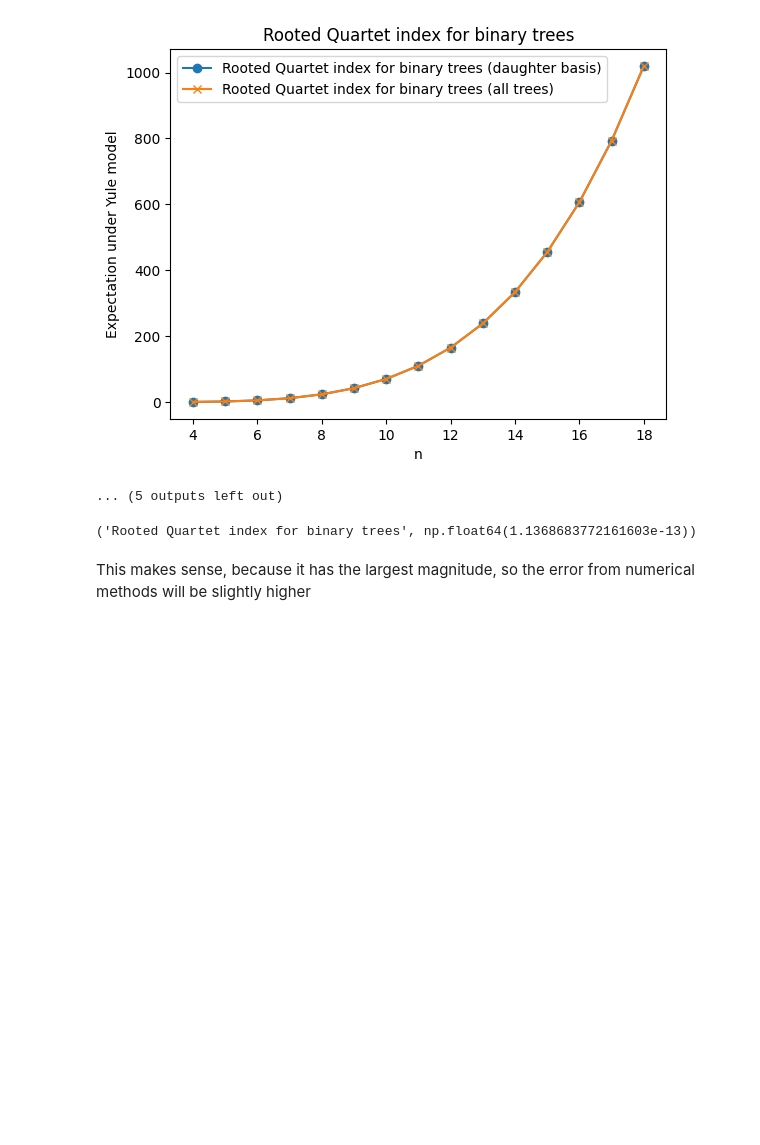
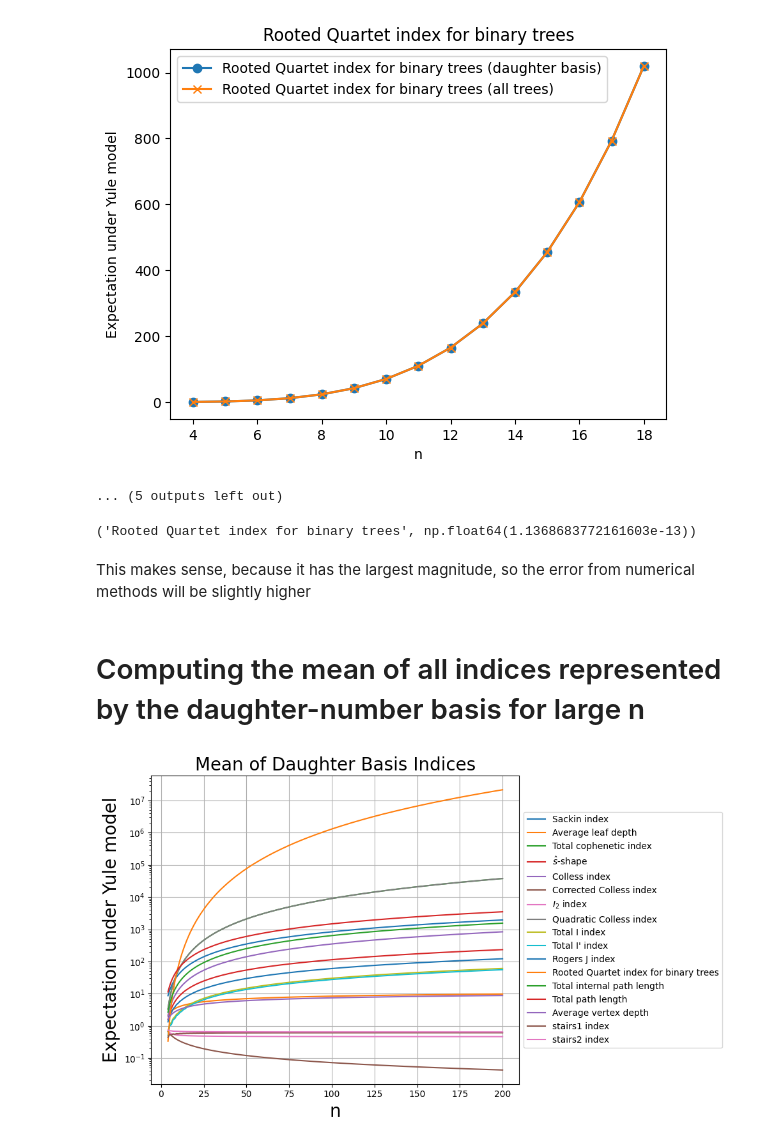
Before and after one commit to dbauman18/phylogenetic_basis_statistics, a Jupyter notebook: notebooks/statisticMeans.ipynb, the cells around one changed output. Saved outputs shown, nothing was run; the diff lists cells and outputs as text; code cells hidden in the pictures; blank space fills up the shorter version.

```diff
--- a/notebooks/statisticMeans.ipynb
+++ b/notebooks/statisticMeans.ipynb
@@ -95,3 +95,35 @@ labels[max_diff_loc], diff[max_diff_loc]
 ('Rooted Quartet index for binary trees', np.float64(1.1368683772161603e-13))
 # %% [markdown]
 This makes sense, because it has the largest magnitude, so the error from numerical methods will be slightly higher
+# %% [markdown]
+# Computing the mean of all indices represented by the daughter-number basis for large n
+# %%
+mean = []
+max_n = 200
+labels = BalanceIndexCoefficients().get_daughter_labels()
+
+# For all n in the range, we will compute the mean of all basis indices under daughter basis
+N = range(4, max_n + 1)
+for n in N:
+    mu = daughter_mean(n)
+    daughter_coef = BalanceIndexCoefficients(n).get_daughter_coefficients()
+    matrix_of_coef= np.array(list(daughter_coef.values()))
+
+    mean.append(np.dot(matrix_of_coef, mu))
+
+mean = np.array(mean)
+# %%
+# Plot the means on a semilogy scale
+plt.figure(figsize=(10, 6))
+for i, label in enumerate(labels):
+    plt.semilogy(N, mean[:, i], label=label)
+plt.xlabel('n', fontsize=20)
+plt.ylabel('Expectation under Yule model', fontsize=20)
+plt.title('Mean of Daughter Basis Indices', fontsize=20)
+plt.legend(loc='center left', bbox_to_anchor=(1, 0.5))
+
+plt.grid(True)
+plt.tight_layout()
+plt.show()
+# %% [output]
+[figure, added]
```
Also changed, not shown: parts of 6 cells of this notebook, 2 other files.
